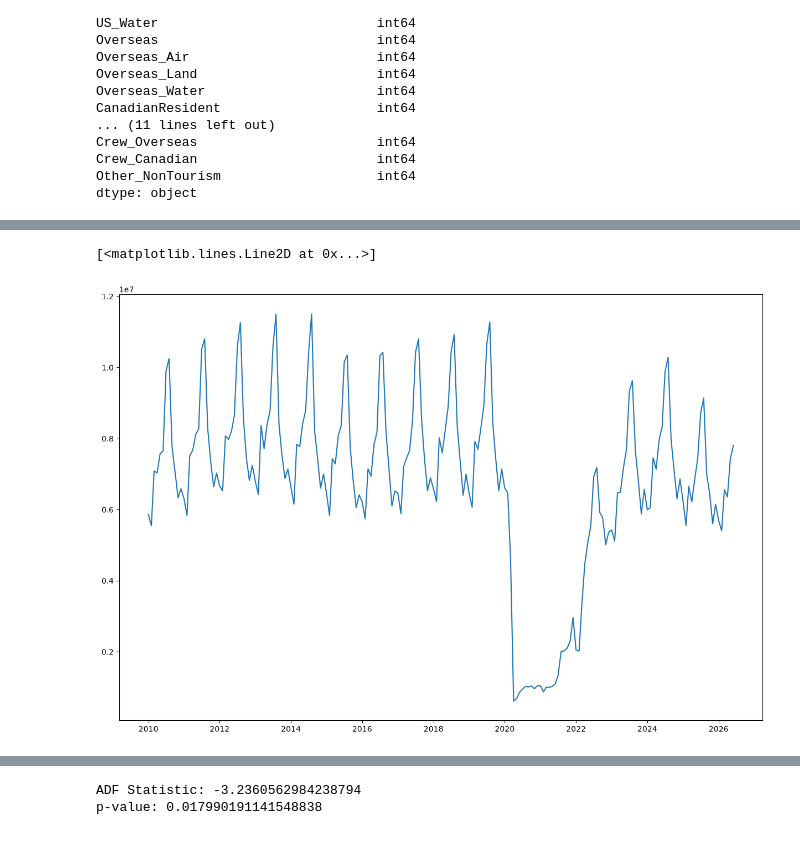
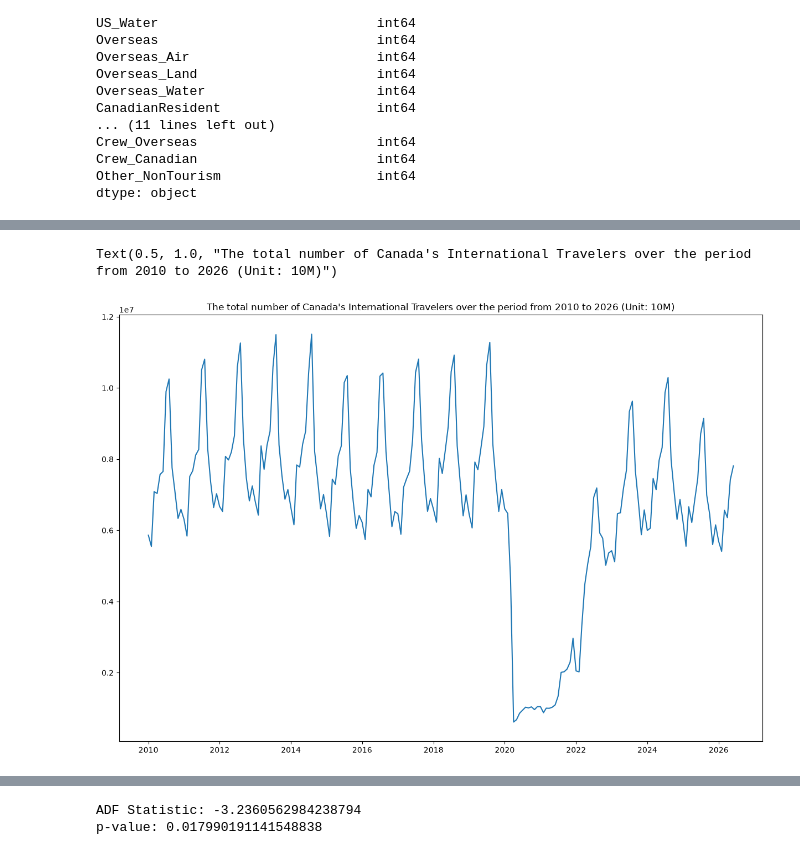
Before and after one commit to janessa13/Timeseries-Forecasting, a Jupyter notebook: Part 1.ipynb, the cells around one changed output, grey strips where cells are left out. Saved outputs shown, nothing was run; the diff lists cells and outputs as text; code cells hidden in the pictures.

```diff
--- a/Part 1.ipynb
+++ b/Part 1.ipynb
@@ -121,7 +119,9 @@ df = df[df['Month'] >= '01-01-2010']
 # %%
 plt.figure(figsize=(15,10))
 
 plt.plot(df[['Month']],df[['Total']])
+
+plt.title("The total number of Canada's International Travelers over the period from 2010 to 2026 (Unit: 10M)")
 # %% [output]
-[<matplotlib.lines.Line2D at 0x...>]
+Text(0.5, 1.0, "The total number of Canada's International Travelers over the period from 2010 to 2026 (Unit: 10M)")
-[figure, old version]
+[figure, new version]
```
Also changed, not shown: parts of 22 cells of this notebook.
